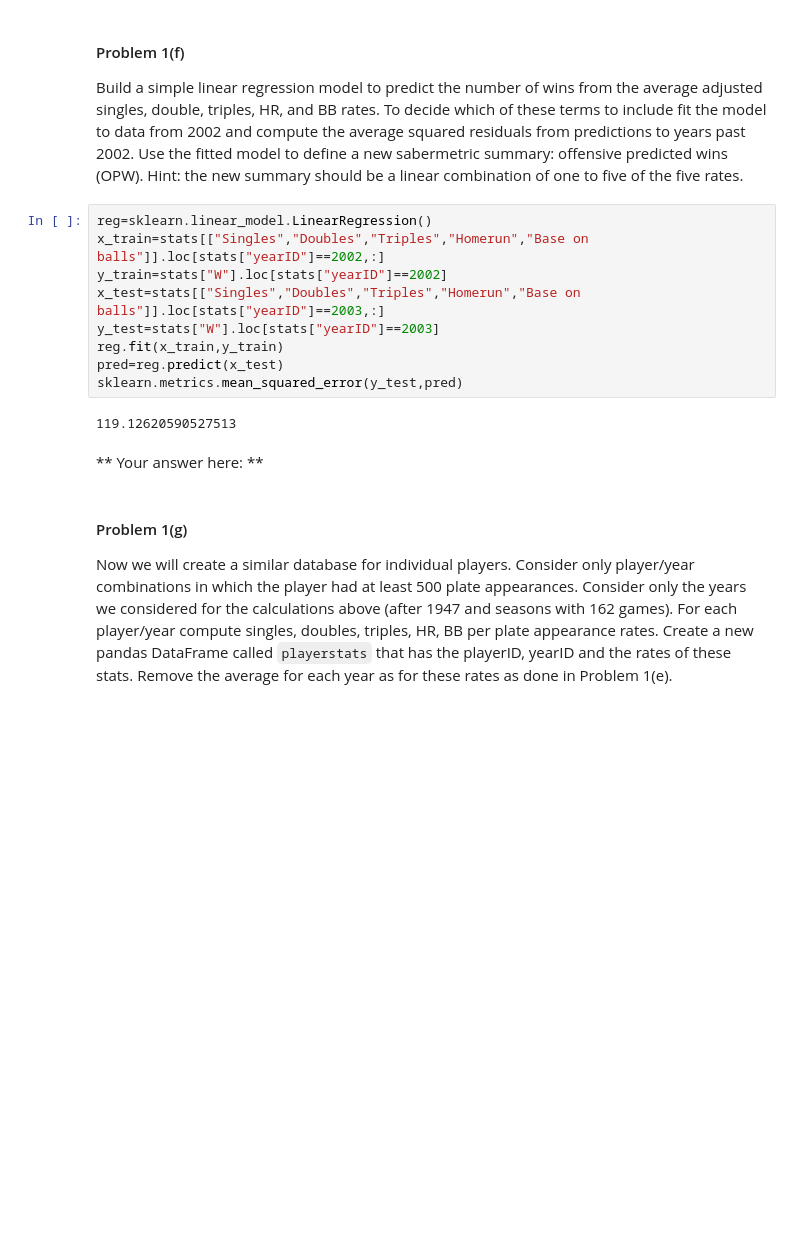
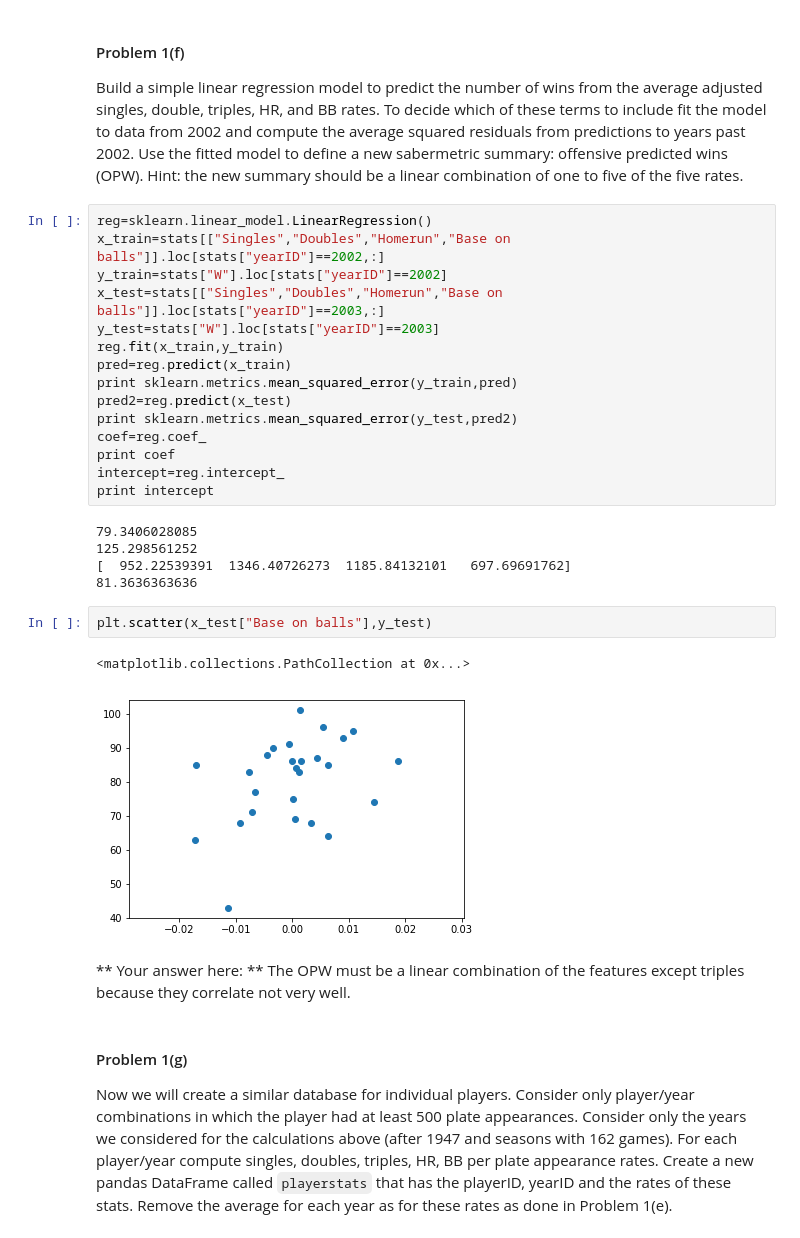
Before and after one commit to StevenDalderop/2014, a Jupyter notebook: homework/HW3.ipynb, the cells around one changed output. Saved outputs shown, nothing was run; the diff lists cells and outputs as text; blank space fills up the shorter version.

```diff
--- a/homework/HW3.ipynb
+++ b/homework/HW3.ipynb
@@ -221,17 +226,32 @@ stats.head()
 Build a simple linear regression model to predict the number of wins from the average adjusted singles, double, triples, HR, and BB rates. To decide which of these terms to include fit the model to data from 2002 and compute the average squared residuals from predictions to years past 2002. Use the fitted model to define a new sabermetric summary: offensive predicted wins (OPW). Hint: the new summary should be a linear combination of one to five of the five rates.
 # %%
 reg=sklearn.linear_model.LinearRegression()
-x_train=stats[["Singles","Doubles","Triples","Homerun","Base on balls"]].loc[stats["yearID"]==2002,:]
+x_train=stats[["Singles","Doubles","Homerun","Base on balls"]].loc[stats["yearID"]==2002,:]
 y_train=stats["W"].loc[stats["yearID"]==2002]
-x_test=stats[["Singles","Doubles","Triples","Homerun","Base on balls"]].loc[stats["yearID"]==2003,:]
+x_test=stats[["Singles","Doubles","Homerun","Base on balls"]].loc[stats["yearID"]==2003,:]
 y_test=stats["W"].loc[stats["yearID"]==2003]
 reg.fit(x_train,y_train)
-pred=reg.predict(x_test)
-sklearn.metrics.mean_squared_error(y_test,pred)
+pred=reg.predict(x_train)
+print sklearn.metrics.mean_squared_error(y_train,pred)
+pred2=reg.predict(x_test)
+print sklearn.metrics.mean_squared_error(y_test,pred2)
+coef=reg.coef_
+print coef
+intercept=reg.intercept_
+print intercept
 # %% [output]
-119.12620590527513
+79.3406028085
+125.298561252
+[  952.22539391  1346.40726273  1185.84132101   697.69691762]
+81.3636363636
-# %% [markdown]
-** Your answer here: **
+# %%
+plt.scatter(x_test["Base on balls"],y_test)
+# %% [output]
+<matplotlib.collections.PathCollection at 0x...>
+[figure, added]
+# %% [markdown]
+** Your answer here: **
+The OPW must be a linear combination of the features except triples because they correlate not very well.
 # %% [markdown]
 #### Problem 1(g)
 
```
Also changed, not shown: parts of 36 cells of this notebook.
